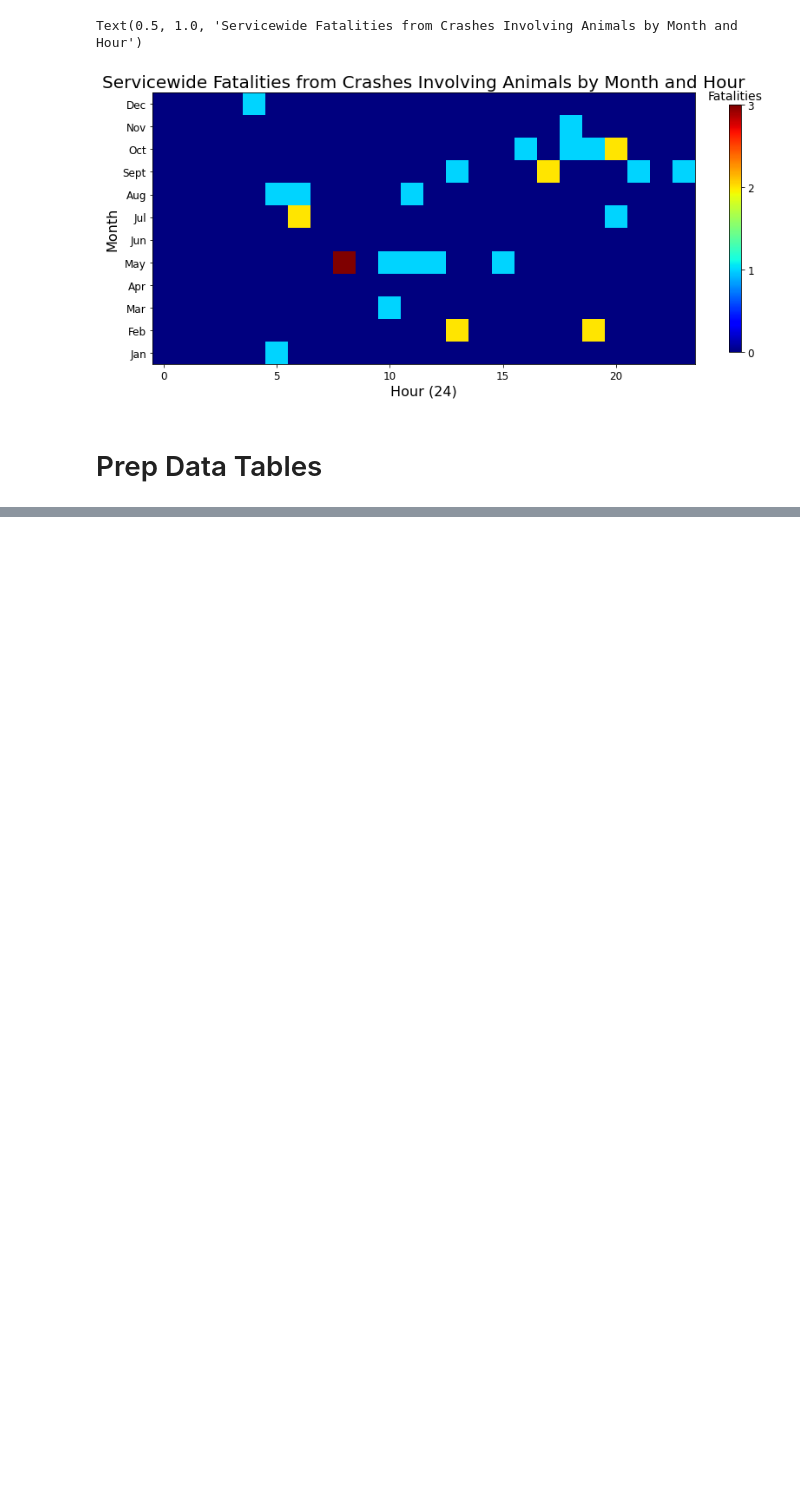
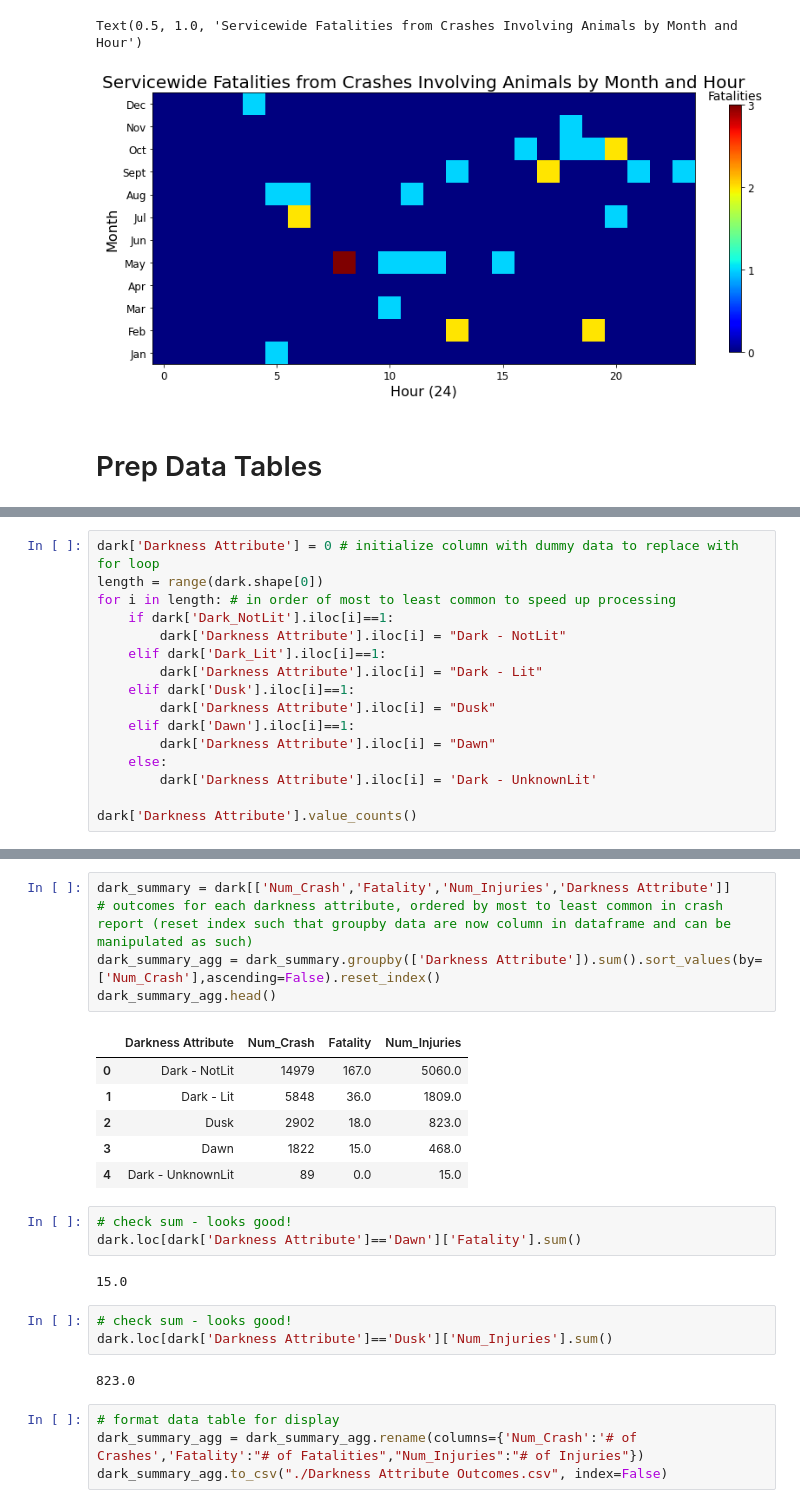
Before and after one commit to VolpeUSDOT/NPS-Region-Crash-Briefing, a Jupyter notebook: data analysis notebooks/2023 Servicewide Analysis - Nightime Visibility.ipynb, the cells around one changed output, grey strips where cells are left out. Drawn from its saved outputs; the diff is of its cells as text; blank space fills up the shorter version.

```diff
--- a/data analysis notebooks/2023 Servicewide Analysis - Nightime Visibility.ipynb
+++ b/data analysis notebooks/2023 Servicewide Analysis - Nightime Visibility.ipynb
@@ -1273,0 +1316,16 @@ Name: First_Harmful_Event, dtype: int64
+# %%
+dark['Darkness Attribute'] = 0 # initialize column with dummy data to replace with for loop
+length = range(dark.shape[0])
+for i in length: # in order of most to least common to speed up processing
+    if dark['Dark_NotLit'].iloc[i]==1:
+        dark['Darkness Attribute'].iloc[i] = "Dark - NotLit"
+    elif dark['Dark_Lit'].iloc[i]==1:
+        dark['Darkness Attribute'].iloc[i] = "Dark - Lit"
+    elif dark['Dusk'].iloc[i]==1:
+        dark['Darkness Attribute'].iloc[i] = "Dusk"
+    elif dark['Dawn'].iloc[i]==1:
+        dark['Darkness Attribute'].iloc[i] = "Dawn"
+    else:
+        dark['Darkness Attribute'].iloc[i] = 'Dark - UnknownLit'
+
+dark['Darkness Attribute'].value_counts()
@@ -1273,0 +1352,26 @@ Name: First_Harmful_Event, dtype: int64
+# %%
+dark_summary = dark[['Num_Crash','Fatality','Num_Injuries','Darkness Attribute']]
+# outcomes for each darkness attribute, ordered by most to least common in crash report (reset index such that groupby data are now column in dataframe and can be manipulated as such)
+dark_summary_agg = dark_summary.groupby(['Darkness Attribute']).sum().sort_values(by=['Num_Crash'],ascending=False).reset_index()
+dark_summary_agg.head()
+# %% [output]
+|  | Darkness Attribute | Num_Crash | Fatality | Num_Injuries |
+| 0 | Dark - NotLit | 14979 | 167.0 | 5060.0 |
+| 1 | Dark - Lit | 5848 | 36.0 | 1809.0 |
+| 2 | Dusk | 2902 | 18.0 | 823.0 |
+| 3 | Dawn | 1822 | 15.0 | 468.0 |
+| 4 | Dark - UnknownLit | 89 | 0.0 | 15.0 |
+# %%
+# check sum - looks good!
+dark.loc[dark['Darkness Attribute']=='Dawn']['Fatality'].sum()
+# %% [output]
+15.0
+# %%
+# check sum - looks good!
+dark.loc[dark['Darkness Attribute']=='Dusk']['Num_Injuries'].sum()
+# %% [output]
+823.0
+# %%
+# format data table for display
+dark_summary_agg = dark_summary_agg.rename(columns={'Num_Crash':'# of Crashes','Fatality':"# of Fatalities","Num_Injuries":"# of Injuries"})
+dark_summary_agg.to_csv("./Darkness Attribute Outcomes.csv", index=False)
```
Also changed, not shown: parts of 27 cells of this notebook.
